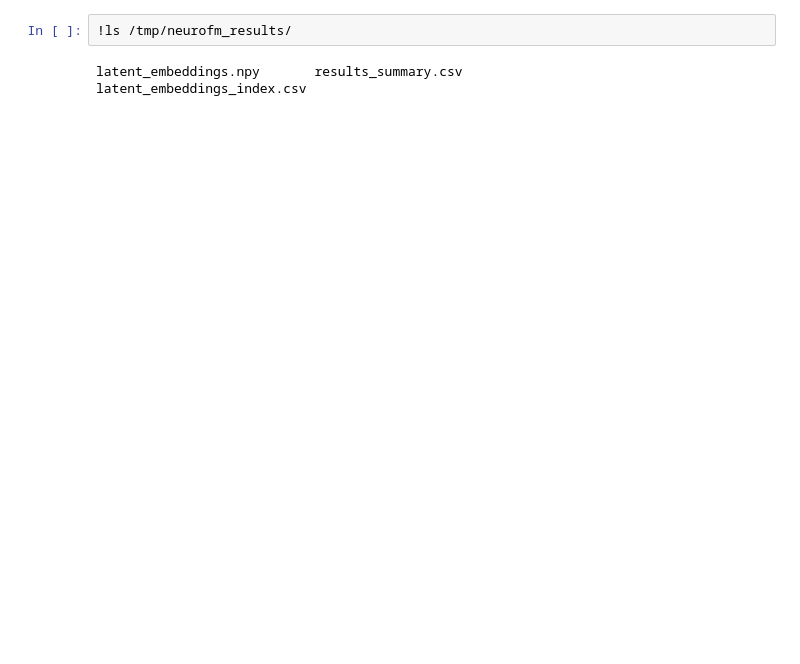
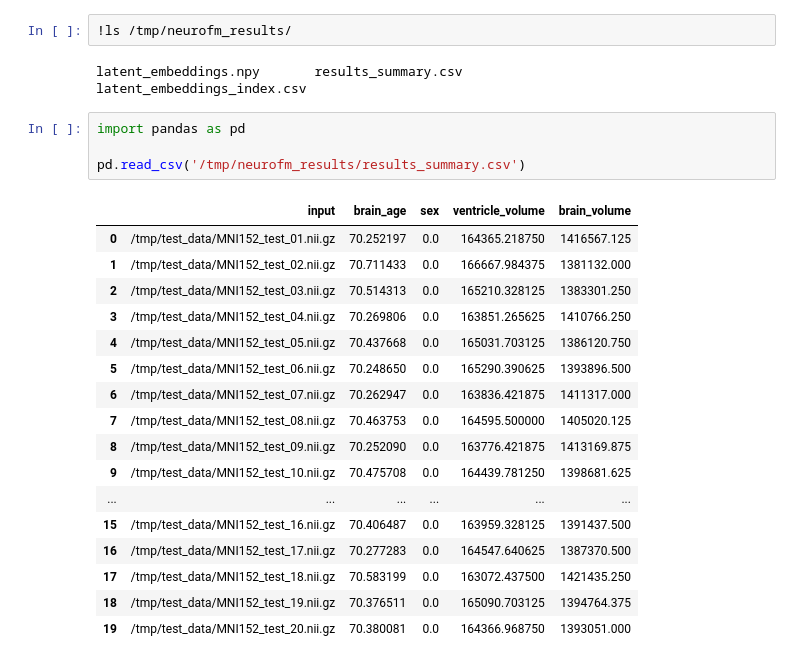
Before and after one commit to rockNroll87q/NeuroFM, a Jupyter notebook: notebooks/02_batch_inference.ipynb, the cells around one changed output. Drawn from its saved outputs; the diff is of its cells as text; blank space fills up the shorter version.

```diff
--- a/notebooks/02_batch_inference.ipynb
+++ b/notebooks/02_batch_inference.ipynb
@@ -173,3 +209,25 @@ save_batch_summary(
 # %% [output]
 latent_embeddings.npy       results_summary.csv
 latent_embeddings_index.csv
+# %%
+import pandas as pd
+
+pd.read_csv('/tmp/neurofm_results/results_summary.csv')
+# %% [output]
+|  | input | brain_age | sex | ventricle_volume | brain_volume |
+| 0 | /tmp/test_data/MNI152_test_01.nii.gz | 70.252197 | 0.0 | 164365.218750 | 1416567.125 |
+| 1 | /tmp/test_data/MNI152_test_02.nii.gz | 70.711433 | 0.0 | 166667.984375 | 1381132.000 |
+| 2 | /tmp/test_data/MNI152_test_03.nii.gz | 70.514313 | 0.0 | 165210.328125 | 1383301.250 |
+| 3 | /tmp/test_data/MNI152_test_04.nii.gz | 70.269806 | 0.0 | 163851.265625 | 1410766.250 |
+| 4 | /tmp/test_data/MNI152_test_05.nii.gz | 70.437668 | 0.0 | 165031.703125 | 1386120.750 |
+| 5 | /tmp/test_data/MNI152_test_06.nii.gz | 70.248650 | 0.0 | 165290.390625 | 1393896.500 |
+| 6 | /tmp/test_data/MNI152_test_07.nii.gz | 70.262947 | 0.0 | 163836.421875 | 1411317.000 |
+| 7 | /tmp/test_data/MNI152_test_08.nii.gz | 70.463753 | 0.0 | 164595.500000 | 1405020.125 |
+| 8 | /tmp/test_data/MNI152_test_09.nii.gz | 70.252090 | 0.0 | 163776.421875 | 1413169.875 |
+| 9 | /tmp/test_data/MNI152_test_10.nii.gz | 70.475708 | 0.0 | 164439.781250 | 1398681.625 |
+| ... | ... | ... | ... | ... | ... |
+| 15 | /tmp/test_data/MNI152_test_16.nii.gz | 70.406487 | 0.0 | 163959.328125 | 1391437.500 |
+| 16 | /tmp/test_data/MNI152_test_17.nii.gz | 70.277283 | 0.0 | 164547.640625 | 1387370.500 |
+| 17 | /tmp/test_data/MNI152_test_18.nii.gz | 70.583199 | 0.0 | 163072.437500 | 1421435.250 |
+| 18 | /tmp/test_data/MNI152_test_19.nii.gz | 70.376511 | 0.0 | 165090.703125 | 1394764.375 |
+| 19 | /tmp/test_data/MNI152_test_20.nii.gz | 70.380081 | 0.0 | 164366.968750 | 1393051.000 |
```
Also changed, not shown: parts of 7 cells of this notebook, 8 other files.
